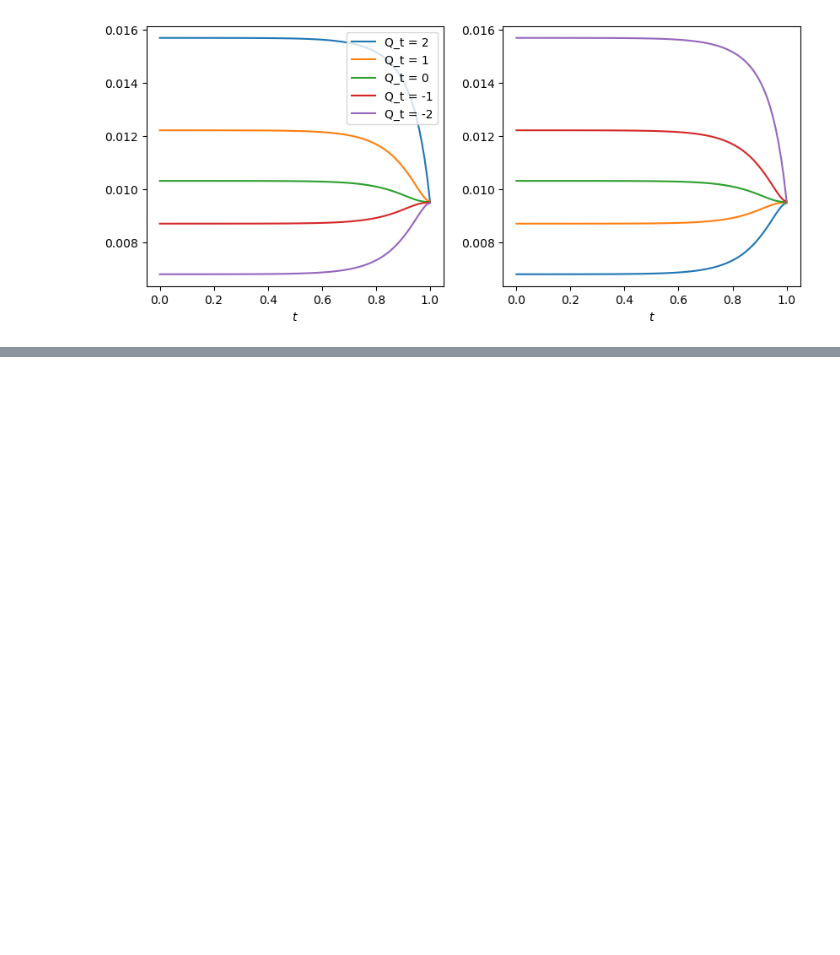
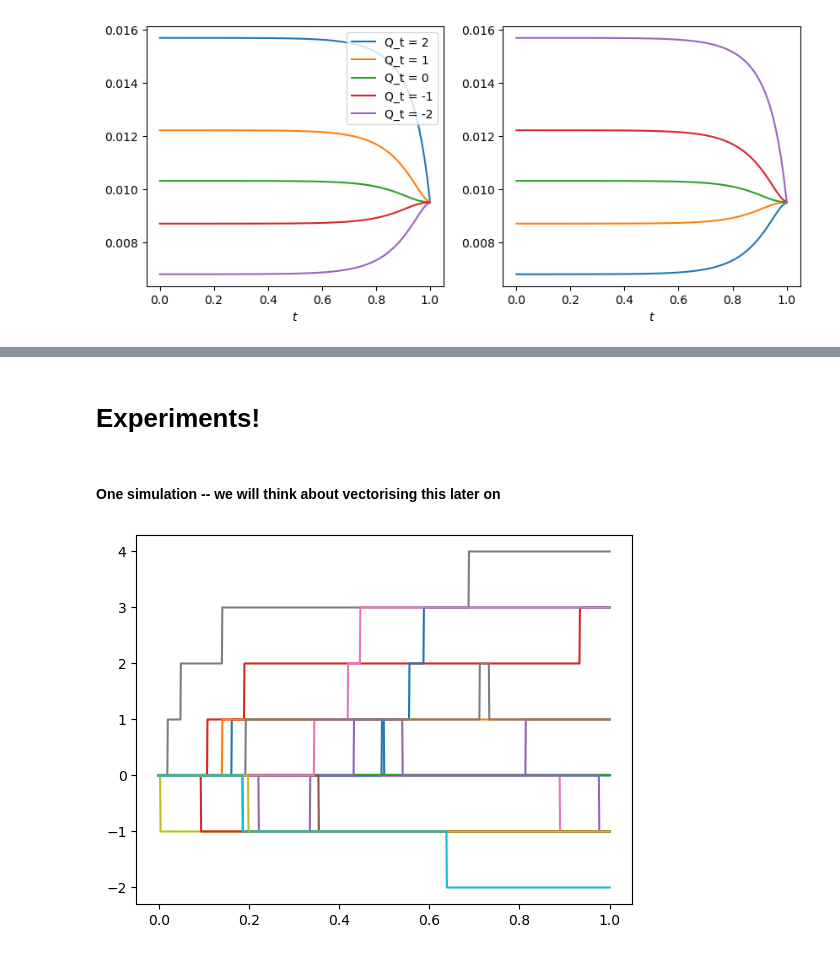
Before and after one commit to leandro-sbetancourt/mm-exogenous-competition, a Jupyter notebook: MM-with-pooled-competition.ipynb, the cells around one changed output, grey strips where cells are left out. Cells and saved outputs as stored; diff of their text form; code cells hidden in the pictures; blank space fills up the shorter version.

```diff
--- a/MM-with-pooled-competition.ipynb
+++ b/MM-with-pooled-competition.ipynb
@@ -176,14 +157,0 @@ def get_arrival(sims, dt, lambda_a, lambda_b):
-# %%
-Nt = 1000
-sims = 10
-dt = T/Nt
-
-X = np.zeros((sims,Nt+1))
-Q = np.zeros((sims,Nt+1))
-D = np.zeros((sims,Nt+1))
-S = np.zeros((sims,Nt+1))
-Z = np.zeros((sims,Nt+1))
-
-S[:,0] = S0
-
-time = np.linspace(0, T, Nt+1)
@@ -225,0 +158,4 @@ plt.show()
+# %% [markdown]
+# Experiments!
+# %% [markdown]
+#### One simulation -- we will think about vectorising this later on
@@ -225,0 +176,14 @@ plt.show()
+# %%
+Nt = 1000
+sims = 20
+dt = T/Nt
+
+X = np.zeros((sims,Nt+1))
+Q = np.zeros((sims,Nt+1))
+D = np.zeros((sims,Nt+1))
+S = np.zeros((sims,Nt+1))
+Z = np.zeros((sims,Nt+1))
+
+S[:,0] = S0
+
+time = np.linspace(0, T, Nt+1)
@@ -225,0 +217,5 @@ plt.show()
+# %%
+plt.plot(time, np.transpose(D))
+plt.show()
+# %% [output]
+[figure, added]
```
Also changed, not shown: parts of 11 cells of this notebook.
